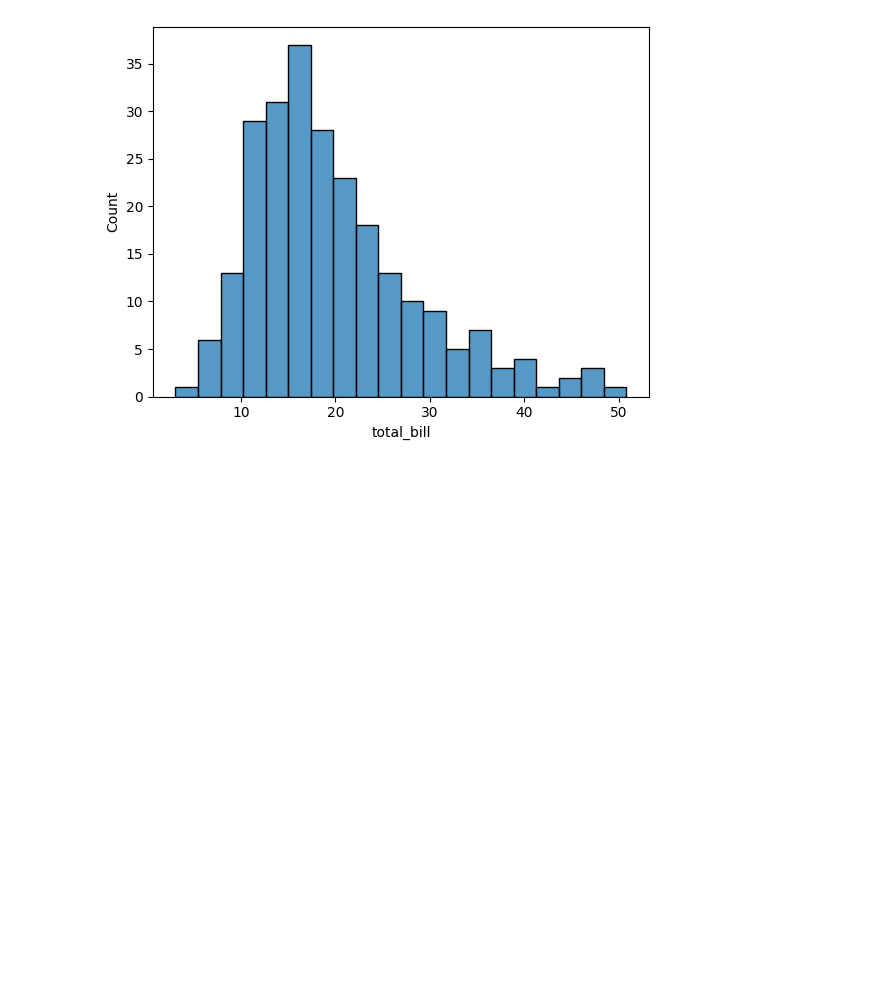
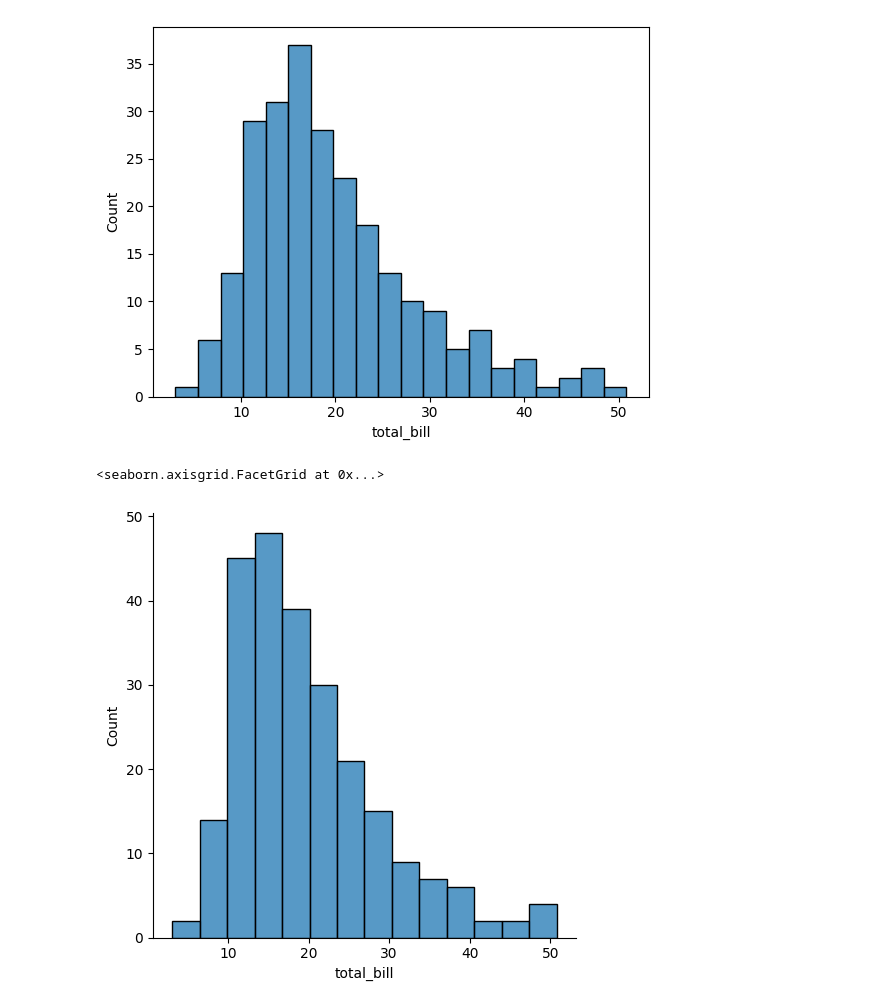
Before and after one commit to Muhammad-Waleed-Source/Seaborn, a Jupyter notebook: Seaborn_1.ipynb, the cells around one changed output. Cells and saved outputs as stored; diff of their text form; code cells hidden in the pictures; blank space fills up the shorter version.

Commit message:
Distribution plots (Histogram figure-level)

```diff
--- a/Seaborn_1.ipynb
+++ b/Seaborn_1.ipynb
@@ -314,3 +314,10 @@ sns.histplot(tips, x='total_bill', bins=20)
 # %% [output]
 <Axes: xlabel='total_bill', ylabel='Count'>
 [figure]
+# %%
+# figure level function (displot)
+
+sns.displot(tips, x='total_bill', kind='hist')
+# %% [output]
+<seaborn.axisgrid.FacetGrid at 0x...>
+[figure, added]
```
